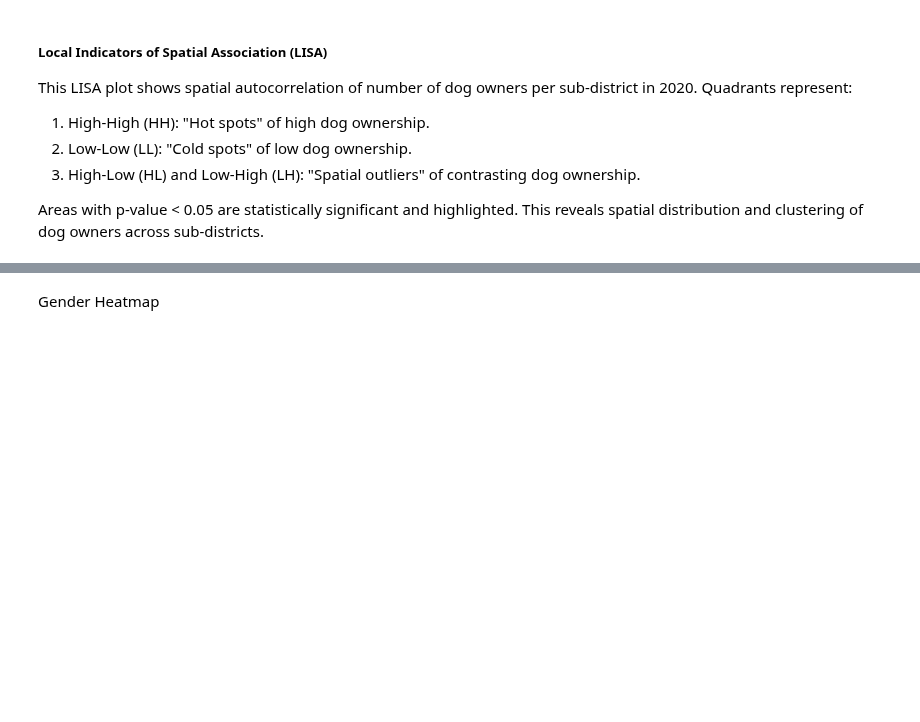
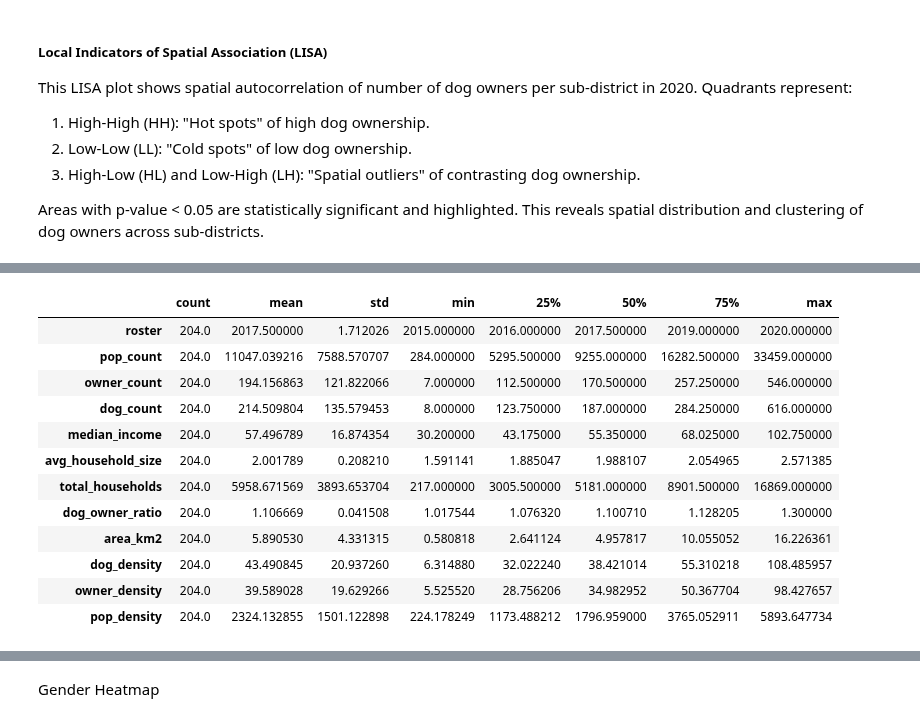
Before and after one commit to jonnross88/Springboard, a Jupyter notebook: u20_data_storytelling/zurich.ipynb, the cells around one changed output, grey strips where cells are left out. Cells and saved outputs as stored; diff of their text form; code cells hidden in the pictures; blank space fills up the shorter version.

```diff
--- a/u20_data_storytelling/zurich.ipynb
+++ b/u20_data_storytelling/zurich.ipynb
@@ -2008,3 +3028,47 @@ pop_owner_agg["roster"]
+# %%
+merged_no_age = (
+    merged_4_datasets.groupby(["roster", "sub_district"], as_index=False)[
+        ["pop_count", "owner_count", "dog_count"]
+    ]
+    .sum()
+    .merge(
+        merged_4_datasets.groupby(["roster", "sub_district"], as_index=False)[
+            ["median_income", "avg_household_size", "total_households"]
+        ].mean()
+    )
+)
+# Create dog to owner ratio column
+merged_no_age["dog_owner_ratio"] = (
+    merged_no_age["dog_count"] / merged_no_age["owner_count"]
+)
+merged_no_age_area = merged_no_age.merge(
+    neighborhood_gdf[["sub_district", "area_km2"]], on="sub_district", how="left"
+)
+merged_no_age_area["dog_density"] = (
+    merged_no_age_area["dog_count"] / merged_no_age_area["area_km2"]
+)
+merged_no_age_area["owner_density"] = (
+    merged_no_age_area["owner_count"] / merged_no_age_area["area_km2"]
+)
+merged_no_age_area["pop_density"] = (
+    merged_no_age_area["pop_count"] / merged_no_age_area["area_km2"]
+)
+merged_no_age_area.sample().T
+merged_no_age_area.describe().T
+# %% [output]
+|  | count | mean | std | min | 25% | 50% | 75% | max |
+| roster | 204.0 | 2017.500000 | 1.712026 | 2015.000000 | 2016.000000 | 2017.500000 | 2019.000000 | 2020.000000 |
+| pop_count | 204.0 | 11047.039216 | 7588.570707 | 284.000000 | 5295.500000 | 9255.000000 | 16282.500000 | 33459.000000 |
+| owner_count | 204.0 | 194.156863 | 121.822066 | 7.000000 | 112.500000 | 170.500000 | 257.250000 | 546.000000 |
+| dog_count | 204.0 | 214.509804 | 135.579453 | 8.000000 | 123.750000 | 187.000000 | 284.250000 | 616.000000 |
+| median_income | 204.0 | 57.496789 | 16.874354 | 30.200000 | 43.175000 | 55.350000 | 68.025000 | 102.750000 |
+| avg_household_size | 204.0 | 2.001789 | 0.208210 | 1.591141 | 1.885047 | 1.988107 | 2.054965 | 2.571385 |
+| total_households | 204.0 | 5958.671569 | 3893.653704 | 217.000000 | 3005.500000 | 5181.000000 | 8901.500000 | 16869.000000 |
+| dog_owner_ratio | 204.0 | 1.106669 | 0.041508 | 1.017544 | 1.076320 | 1.100710 | 1.128205 | 1.300000 |
+| area_km2 | 204.0 | 5.890530 | 4.331315 | 0.580818 | 2.641124 | 4.957817 | 10.055052 | 16.226361 |
+| dog_density | 204.0 | 43.490845 | 20.937260 | 6.314880 | 32.022240 | 38.421014 | 55.310218 | 108.485957 |
+| owner_density | 204.0 | 39.589028 | 19.629266 | 5.525520 | 28.756206 | 34.982952 | 50.367704 | 98.427657 |
+| pop_density | 204.0 | 2324.132855 | 1501.122898 | 224.178249 | 1173.488212 | 1796.959000 | 3765.052911 | 5893.647734 |
 # %%
 df_for_spatial_analysis = merged_4_datasets[["roster", "sub_district", "owner_count"]]
 
```
Also changed, not shown: parts of 118 cells of this notebook, 1 other file.
